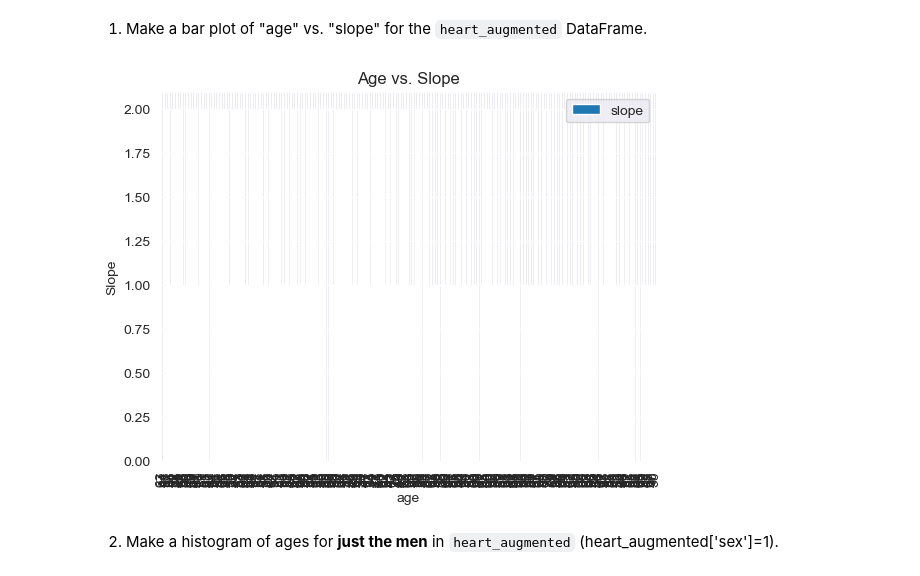
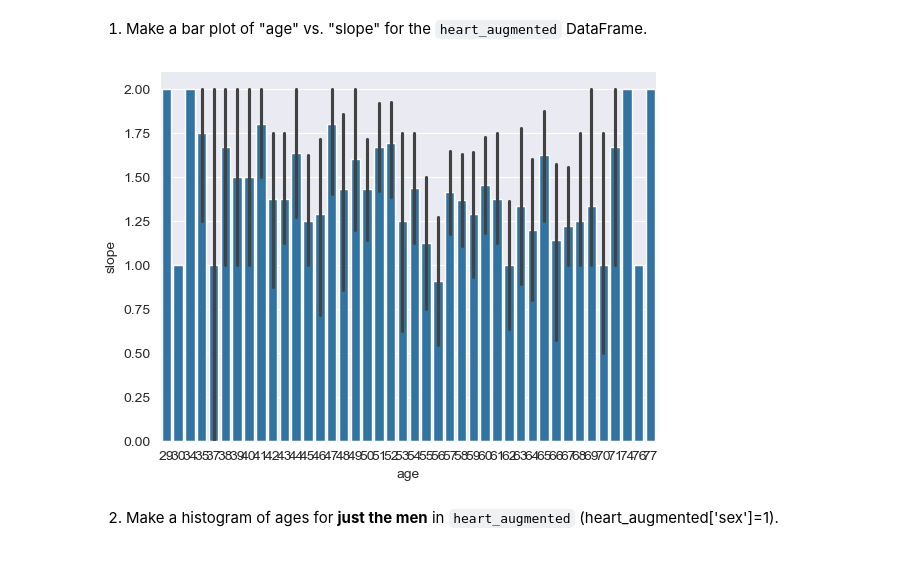
Before and after one commit to vinhtct/DS-311-Assignments, a Jupyter notebook: Python Module/Week 3/Python_Lab_Exercise_2.ipynb, the cells around one changed output. Cells and saved outputs as stored; diff of their text form; code cells hidden in the pictures.

```diff
--- a/Python Module/Week 3/Python_Lab_Exercise_2.ipynb
+++ b/Python Module/Week 3/Python_Lab_Exercise_2.ipynb
@@ -26,8 +26,8 @@ Pandas has many methods for reading different types of files. Note that here we
 Read about this dataset [here](https://www.kaggle.com/ronitf/heart-disease-uci).
 # %%
 # loading the data from the database python.db
-con = sqlite3.Connection("data/python.sqlite")
-heart_df = pd.read_csv('heart.csv')
+con = sqlite3.Connection("data/python.db")
+heart_df = pd.read_sql_query(f"SELECT * FROM {'heart'}", con)
 # %% [markdown]
 The output of the `.to_sql()` function is a pandas *DataFrame*, which has a familiar tabaular structure of rows and columns.
 # %%
@@ -555,12 +559,9 @@ heart_augmented.hist(column='chol');
 # %%
 # complete the python code here
 
-heart_augmented.plot(kind='bar', x='age', y='slope')
-plt.ylabel('Slope')
-plt.title('Age vs. Slope')
-plt.show()
+sns.barplot(x=heart_augmented['age'], y=heart_augmented['slope']);
 # %% [output]
-[figure, old version]
+[figure, new version]
 # %% [markdown]
 2. Make a histogram of ages for **just the men** in `heart_augmented` (heart_augmented['sex']=1).
 # %%
```
Also changed, not shown: parts of 19 cells of this notebook.
